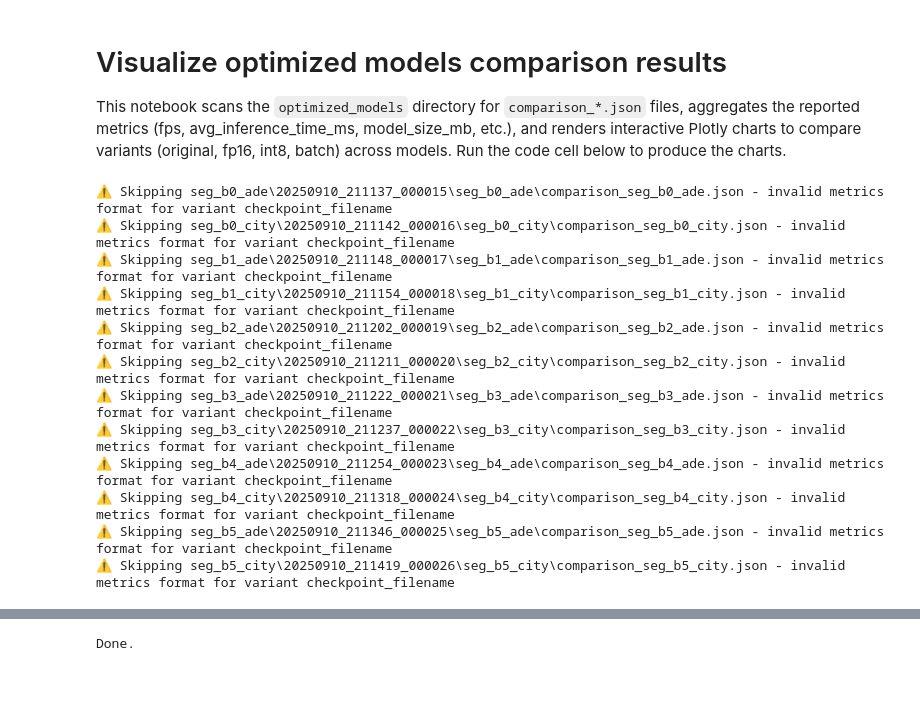
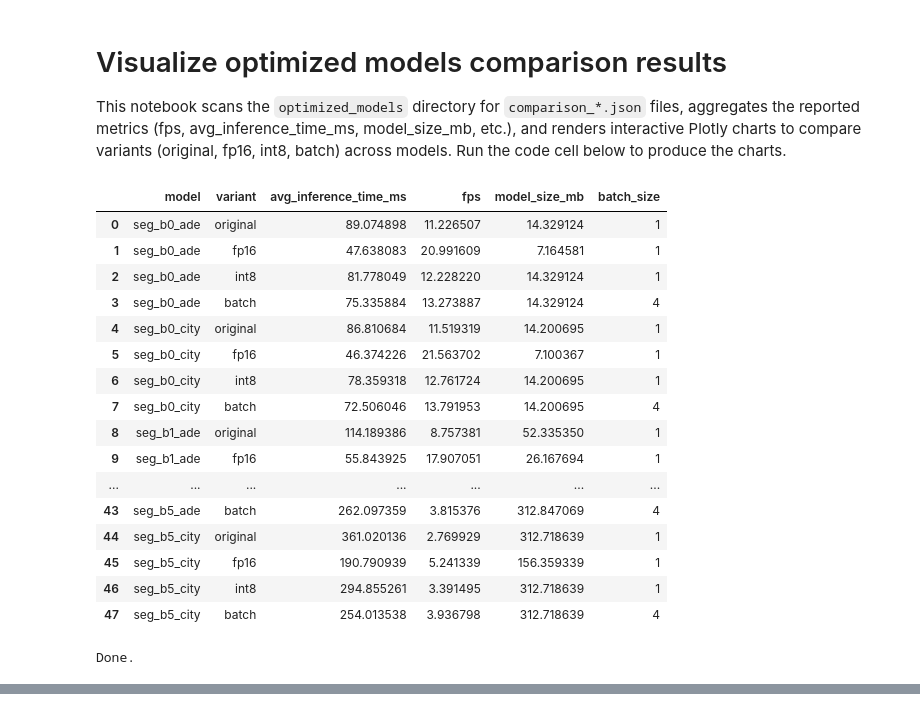
Before and after one commit to mohammed1916/realtime_segmentation, a Jupyter notebook: optimized_models/vis.ipynb, the cells around one changed output, grey strips where cells are left out. Cells and saved outputs as stored; diff of their text form; code cells hidden in the pictures; blank space fills up the shorter version.

```diff
--- a/optimized_models/vis.ipynb
+++ b/optimized_models/vis.ipynb
@@ -54,7 +54,7 @@ for model_dir in model_folders:
         try:
             data = json.loads(p.read_text(encoding='utf-8'))
         except Exception as e:
-            print(f"Skipping {p}: {e}")
+            # print(f"Skipping {p}: {e}")
             continue
         model_label = model_dir.name
         # flatten the metrics
@@ -62,48 +62,56 @@ for model_dir in model_folders:
             row = dict(model=model_label, variant=variant, filepath=str(p), session=str(latest_session_root))
             if not isinstance(metrics, dict):
                 # safety: sometimes JSON may be a list/other
-                print(f"⚠️ Skipping {p} - invalid metrics format for variant {variant}")
+                # print(f" Skipping {p} - invalid metrics format for variant {variant}")
                 continue
             for k, v in metrics.items():
                 row[k] = v
             rows.append(row)
 
 if not rows:
     print('No comparison_*.json files found under', root, 'for latest sessions of seg_* folders')
 else:
     df = pd.DataFrame(rows)
     # tidy up model names
     df['model'] = df['model'].astype(str)
     df['batch_size'] = df['batch_size'].fillna(1).astype(int)
-    display(df)
+    # Remove 'filepath' and 'session' columns for visualization only
+    df_vis = df.drop(columns=['filepath', 'session'])
+    display(df_vis)
 
     # Plot: FPS by model and variant
     if 'fps' in df.columns:
         fig1 = px.bar(df, x='model', y='fps', color='variant', barmode='group', title='FPS by model and variant')
         fig1.show()
 
     # Plot: inference time ms by model and variant
     if 'avg_inference_time_ms' in df.columns:
         fig2 = px.bar(df, x='model', y='avg_inference_time_ms', color='variant', barmode='group', title='Avg inference time (ms) by model and variant')
         fig2.update_yaxes(type='log')
         fig2.show()
 
     # Scatter: model size vs fps
     if 'model_size_mb' in df.columns and 'fps' in df.columns:
         fig3 = px.scatter(df, x='model_size_mb', y='fps', color='variant', hover_data=['model', 'filepath', 'session'], size='fps', title='Model size (MB) vs FPS')
         fig3.show()
 
     print('Done.')
 # %% [output]
+|  | model | variant | avg_inference_time_ms | fps | model_size_mb | batch_size |
+| 0 | seg_b0_ade | original | 89.074898 | 11.226507 | 14.329124 | 1 |
+| 1 | seg_b0_ade | fp16 | 47.638083 | 20.991609 | 7.164581 | 1 |
+| 2 | seg_b0_ade | int8 | 81.778049 | 12.228220 | 14.329124 | 1 |
+| 3 | seg_b0_ade | batch | 75.335884 | 13.273887 | 14.329124 | 4 |
+| 4 | seg_b0_city | original | 86.810684 | 11.519319 | 14.200695 | 1 |
+| 5 | seg_b0_city | fp16 | 46.374226 | 21.563702 | 7.100367 | 1 |
+| 6 | seg_b0_city | int8 | 78.359318 | 12.761724 | 14.200695 | 1 |
+| 7 | seg_b0_city | batch | 72.506046 | 13.791953 | 14.200695 | 4 |
+| 8 | seg_b1_ade | original | 114.189386 | 8.757381 | 52.335350 | 1 |
+| 9 | seg_b1_ade | fp16 | 55.843925 | 17.907051 | 26.167694 | 1 |
+| ... | ... | ... | ... | ... | ... | ... |
+| 43 | seg_b5_ade | batch | 262.097359 | 3.815376 | 312.847069 | 4 |
+| 44 | seg_b5_city | original | 361.020136 | 2.769929 | 312.718639 | 1 |
+| 45 | seg_b5_city | fp16 | 190.790939 | 5.241339 | 156.359339 | 1 |
+| 46 | seg_b5_city | int8 | 294.855261 | 3.391495 | 312.718639 | 1 |
+| 47 | seg_b5_city | batch | 254.013538 | 3.936798 | 312.718639 | 4 |
-⚠️ Skipping seg_b0_ade\20250910_211137_000015\seg_b0_ade\comparison_seg_b0_ade.json - invalid metrics format for variant checkpoint_filename
-⚠️ Skipping seg_b0_city\20250910_211142_000016\seg_b0_city\comparison_seg_b0_city.json - invalid metrics format for variant checkpoint_filename
-⚠️ Skipping seg_b1_ade\20250910_211148_000017\seg_b1_ade\comparison_seg_b1_ade.json - invalid metrics format for variant checkpoint_filename
-⚠️ Skipping seg_b1_city\20250910_211154_000018\seg_b1_city\comparison_seg_b1_city.json - invalid metrics format for variant checkpoint_filename
-⚠️ Skipping seg_b2_ade\20250910_211202_000019\seg_b2_ade\comparison_seg_b2_ade.json - invalid metrics format for variant checkpoint_filename
-⚠️ Skipping seg_b2_city\20250910_211211_000020\seg_b2_city\comparison_seg_b2_city.json - invalid metrics format for variant checkpoint_filename
-⚠️ Skipping seg_b3_ade\20250910_211222_000021\seg_b3_ade\comparison_seg_b3_ade.json - invalid metrics format for variant checkpoint_filename
-⚠️ Skipping seg_b3_city\20250910_211237_000022\seg_b3_city\comparison_seg_b3_city.json - invalid metrics format for variant checkpoint_filename
-⚠️ Skipping seg_b4_ade\20250910_211254_000023\seg_b4_ade\comparison_seg_b4_ade.json - invalid metrics format for variant checkpoint_filename
-⚠️ Skipping seg_b4_city\20250910_211318_000024\seg_b4_city\comparison_seg_b4_city.json - invalid metrics format for variant checkpoint_filename
-⚠️ Skipping seg_b5_ade\20250910_211346_000025\seg_b5_ade\comparison_seg_b5_ade.json - invalid metrics format for variant checkpoint_filename
-⚠️ Skipping seg_b5_city\20250910_211419_000026\seg_b5_city\comparison_seg_b5_city.json - invalid metrics format for variant checkpoint_filename
+Done.
@@ -127 +117,0 @@ else:
-Done.
```
Also changed, not shown: parts of 1 cell of this notebook.
